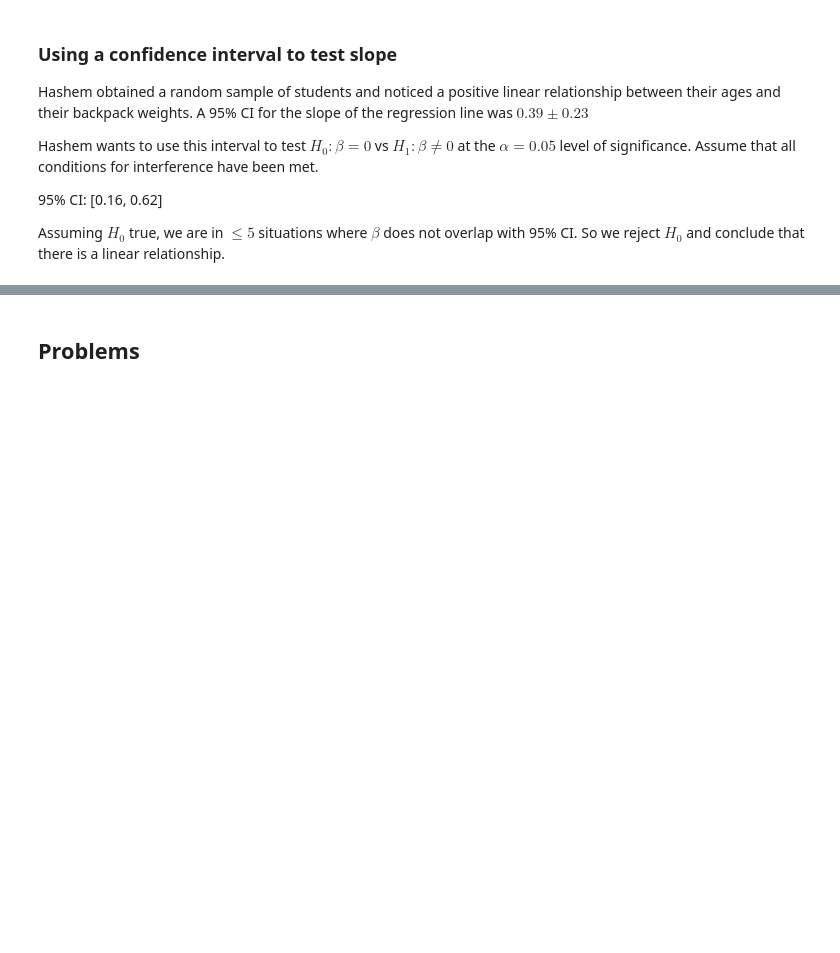
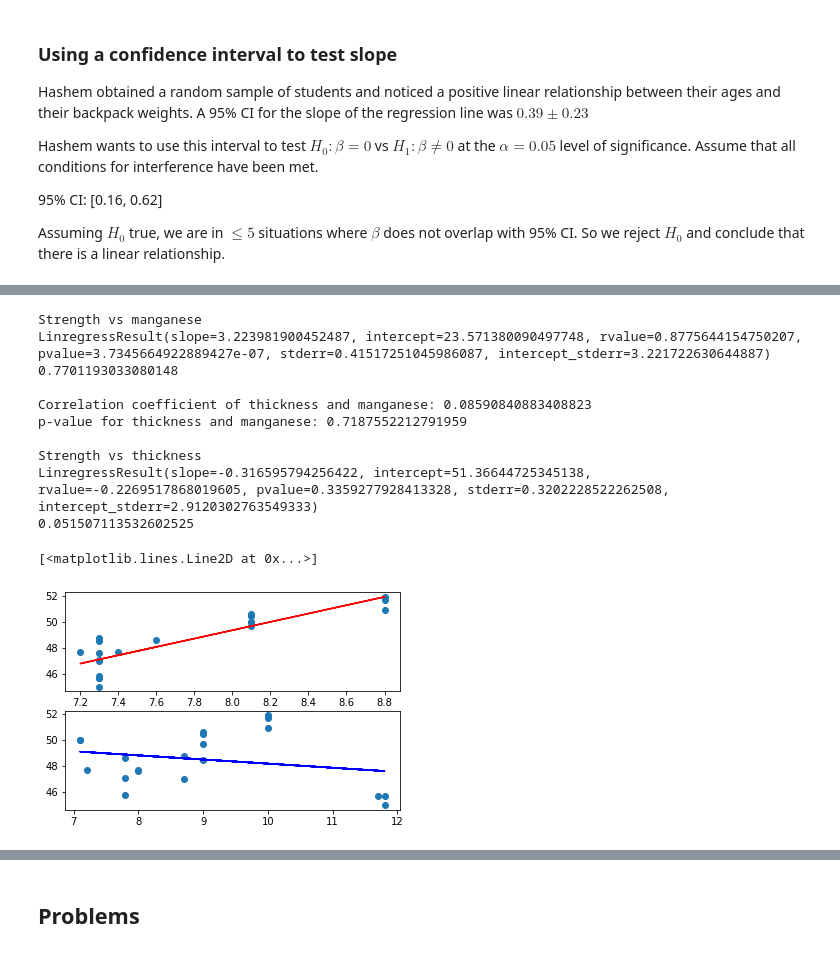
Before and after one commit to lsig/Statistics, a Jupyter notebook: Workbook.ipynb, the cells around one changed output, grey strips where cells are left out. Cells and saved outputs as stored; diff of their text form; code cells hidden in the pictures; blank space fills up the shorter version.

```diff
--- a/Workbook.ipynb
+++ b/Workbook.ipynb
@@ -2942,0 +3037,66 @@ Assuming $H_0$ true, we are in $\leq 5%$ situations where $\beta$ does not overl
+# %%
+import pandas as pd
+import numpy as np
+from scipy.stats import linregress, pearsonr
+import matplotlib.pyplot as plt
+from sklearn import linear_model
+import statsmodels.api as sm
+
+df = pd.read_csv("datasets/Ch8/ex8-1-3.csv")
+
+strength = df['Strength']
+manganese = df['Manganese']
+thickness = df['Thickness']
+
+figure, axis = plt.subplots(2)
+
+# simple regression 1; strength vs manganese
+axis[0].scatter(manganese, strength)
+sre_one = linregress(manganese, strength)
+sre_one_slope = sre_one.slope
+sre_one_intercept = sre_one.intercept
+sre_one_r_sq = sre_one.rvalue**2
+print("Strength vs manganese")
+print(sre_one)
+print(sre_one_r_sq)
+print()
+
+axis[0].plot(manganese, sre_one_slope * manganese + sre_one_intercept, color='red',linestyle='-')
+
+### test if thickness and maganese are independant variables
+r, p = pearsonr(thickness, manganese)
+print(f"Correlation coefficient of thickness and manganese: {r}")
+print(f"p-value for thickness and manganese: {p}")
+print()
+### p-value not significant, and thus not correlated
+
+### simple regression 2; strength vs thickness
+axis[1].scatter(thickness, strength)
+sre_two = linregress(thickness, strength)
+sre_two_slope = sre_two.slope
+sre_two_intercept = sre_two.intercept
+sre_two_r_sq = sre_two.rvalue**2
+print("Strength vs thickness")
+print(sre_two)
+print(sre_two_r_sq)
+print()
+
+axis[1].plot(thickness, sre_two_slope * thickness + sre_two_intercept, color='blue')
+#p-value not significant
+
+### try multiple regression
+#with statsmodel
+#see code cell below
+# %% [output]
+Strength vs manganese
+LinregressResult(slope=3.223981900452487, intercept=23.571380090497748, rvalue=0.8775644154750207, pvalue=3.7345664922889427e-07, stderr=0.41517251045986087, intercept_stderr=3.221722630644887)
+0.7701193033080148
+
+Correlation coefficient of thickness and manganese: 0.08590840883408823
+p-value for thickness and manganese: 0.7187552212791959
+
+Strength vs thickness
+LinregressResult(slope=-0.316595794256422, intercept=51.36644725345138, rvalue=-0.2269517868019605, pvalue=0.3359277928413328, stderr=0.3202228522262508, intercept_stderr=2.9120302763549333)
+0.051507113532602525
+[<matplotlib.lines.Line2D at 0x...>]
+[figure, added]
```
Also changed, not shown: parts of 27 cells of this notebook, 1 other file.
